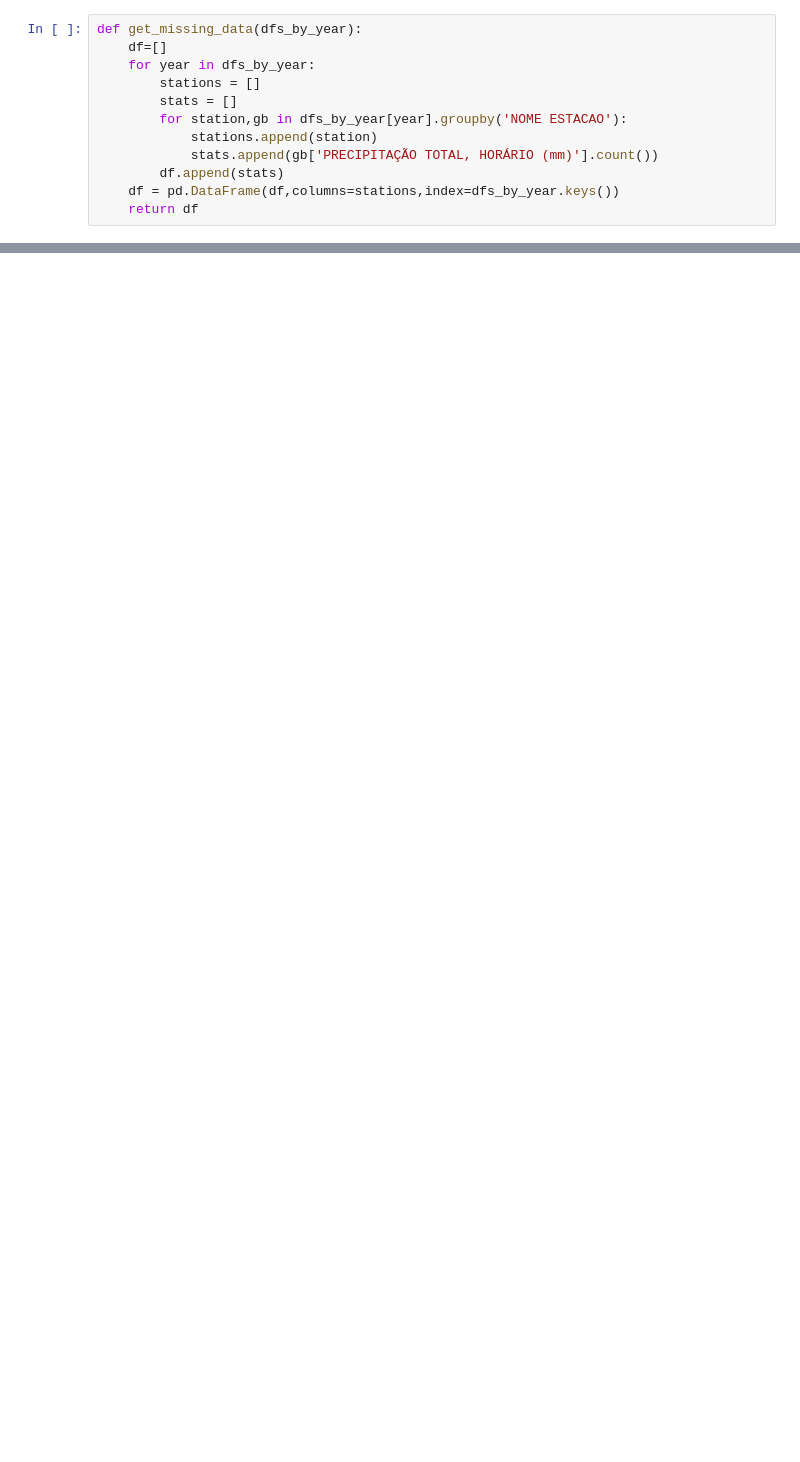
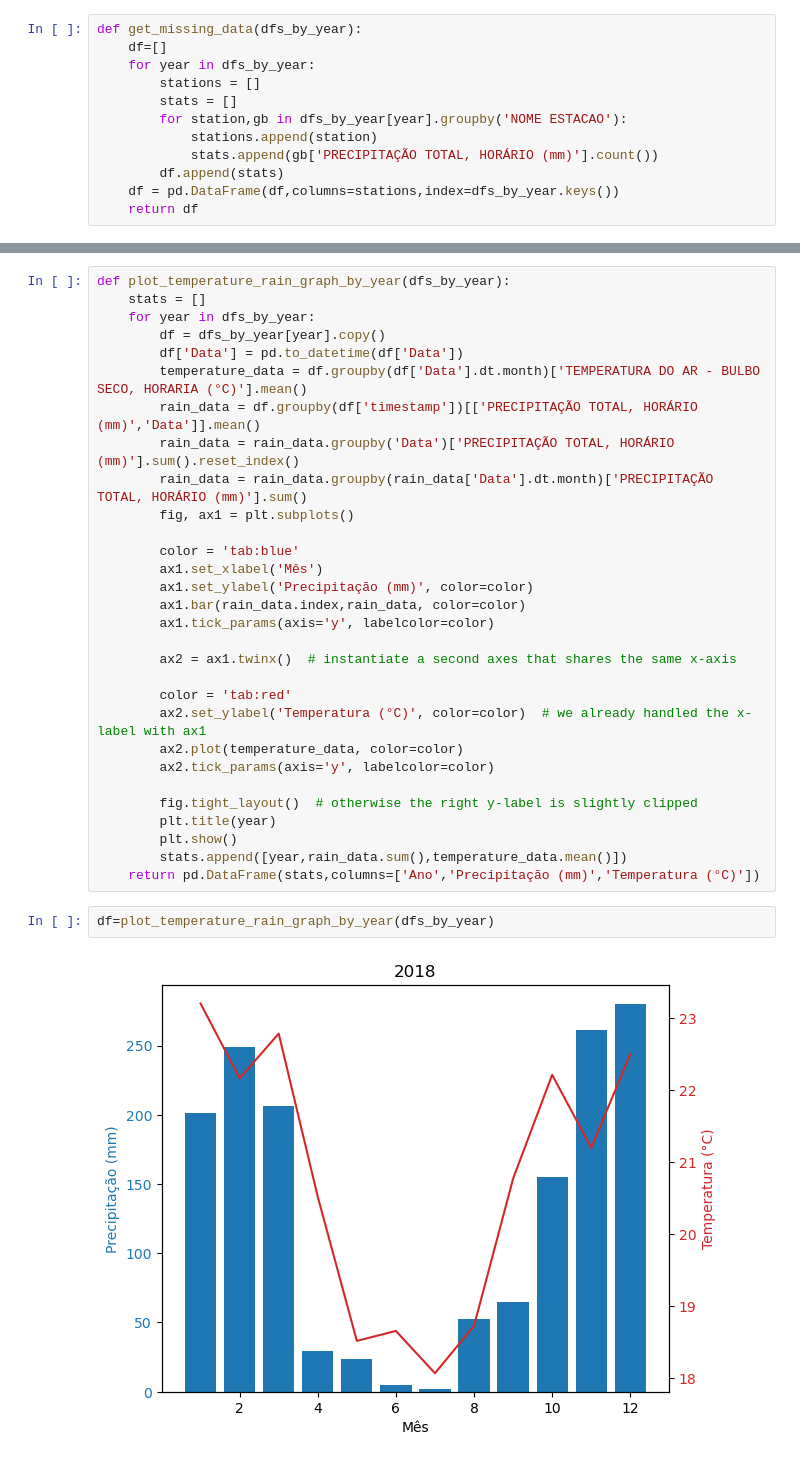
Before and after one commit to marceloslo/tp2_bdgeo, a Jupyter notebook: ExploreData.ipynb, the cells around one changed output, grey strips where cells are left out. Drawn from its saved outputs; the diff is of its cells as text; blank space fills up the shorter version.

```diff
--- a/ExploreData.ipynb
+++ b/ExploreData.ipynb
@@ -284,0 +381,34 @@ d=plot_daily_heatmap_for_station(dfs_by_year,'pampulha')
+# %%
+def plot_temperature_rain_graph_by_year(dfs_by_year):
+    stats = []
+    for year in dfs_by_year:
+        df = dfs_by_year[year].copy()
+        df['Data'] = pd.to_datetime(df['Data'])
+        temperature_data = df.groupby(df['Data'].dt.month)['TEMPERATURA DO AR - BULBO SECO, HORARIA (°C)'].mean()
+        rain_data = df.groupby(df['timestamp'])[['PRECIPITAÇÃO TOTAL, HORÁRIO (mm)','Data']].mean()
+        rain_data = rain_data.groupby('Data')['PRECIPITAÇÃO TOTAL, HORÁRIO (mm)'].sum().reset_index()
+        rain_data = rain_data.groupby(rain_data['Data'].dt.month)['PRECIPITAÇÃO TOTAL, HORÁRIO (mm)'].sum()
+        fig, ax1 = plt.subplots()
+
+        color = 'tab:blue'
+        ax1.set_xlabel('Mês')
+        ax1.set_ylabel('Precipitação (mm)', color=color)
+        ax1.bar(rain_data.index,rain_data, color=color)
+        ax1.tick_params(axis='y', labelcolor=color)
+
+        ax2 = ax1.twinx()  # instantiate a second axes that shares the same x-axis
+
+        color = 'tab:red'
+        ax2.set_ylabel('Temperatura (°C)', color=color)  # we already handled the x-label with ax1
+        ax2.plot(temperature_data, color=color)
+        ax2.tick_params(axis='y', labelcolor=color)
+
+        fig.tight_layout()  # otherwise the right y-label is slightly clipped
+        plt.title(year)
+        plt.show()
+        stats.append([year,rain_data.sum(),temperature_data.mean()])
+    return pd.DataFrame(stats,columns=['Ano','Precipitação (mm)','Temperatura (°C)'])
+# %%
+df=plot_temperature_rain_graph_by_year(dfs_by_year)
+# %% [output]
+[figure, added]
```
Also changed, not shown: parts of 17 cells of this notebook, 19 other files.
